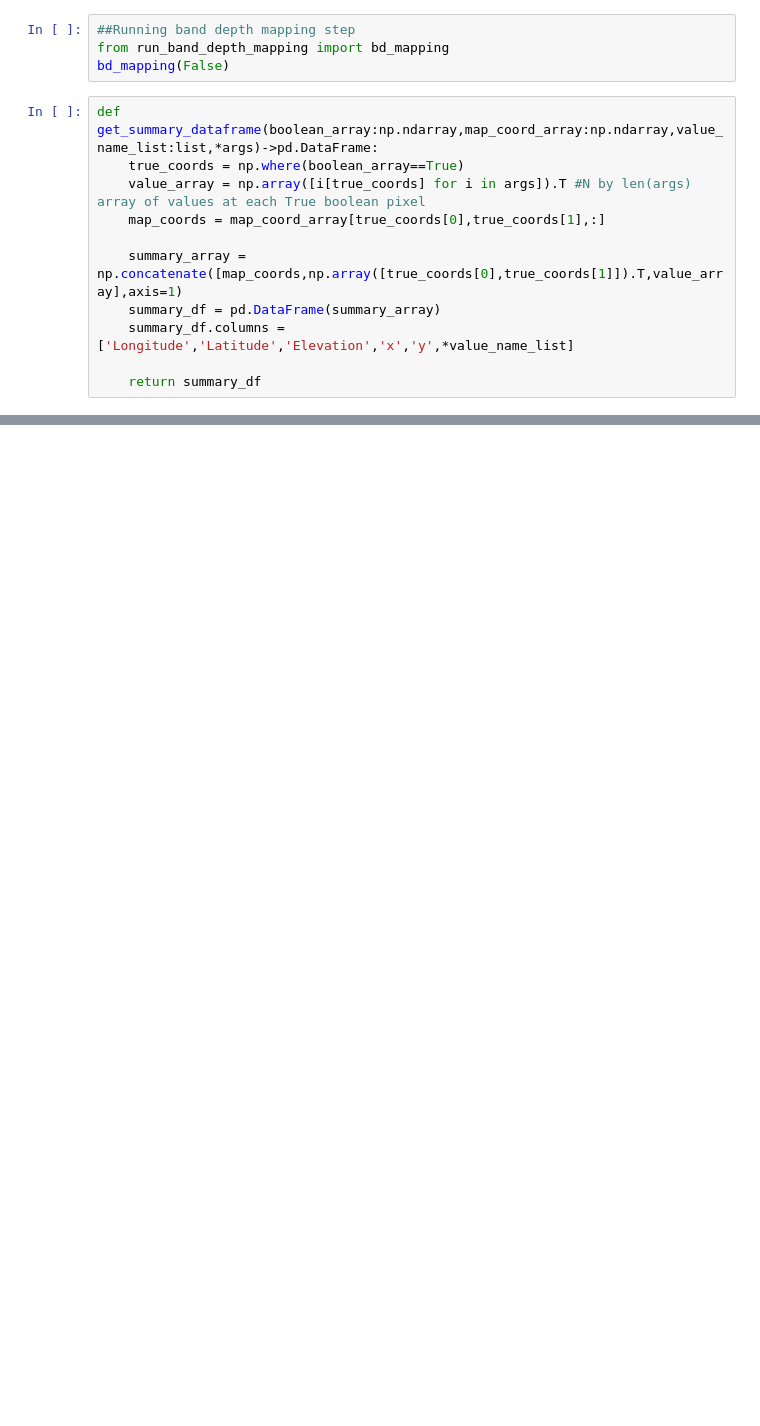
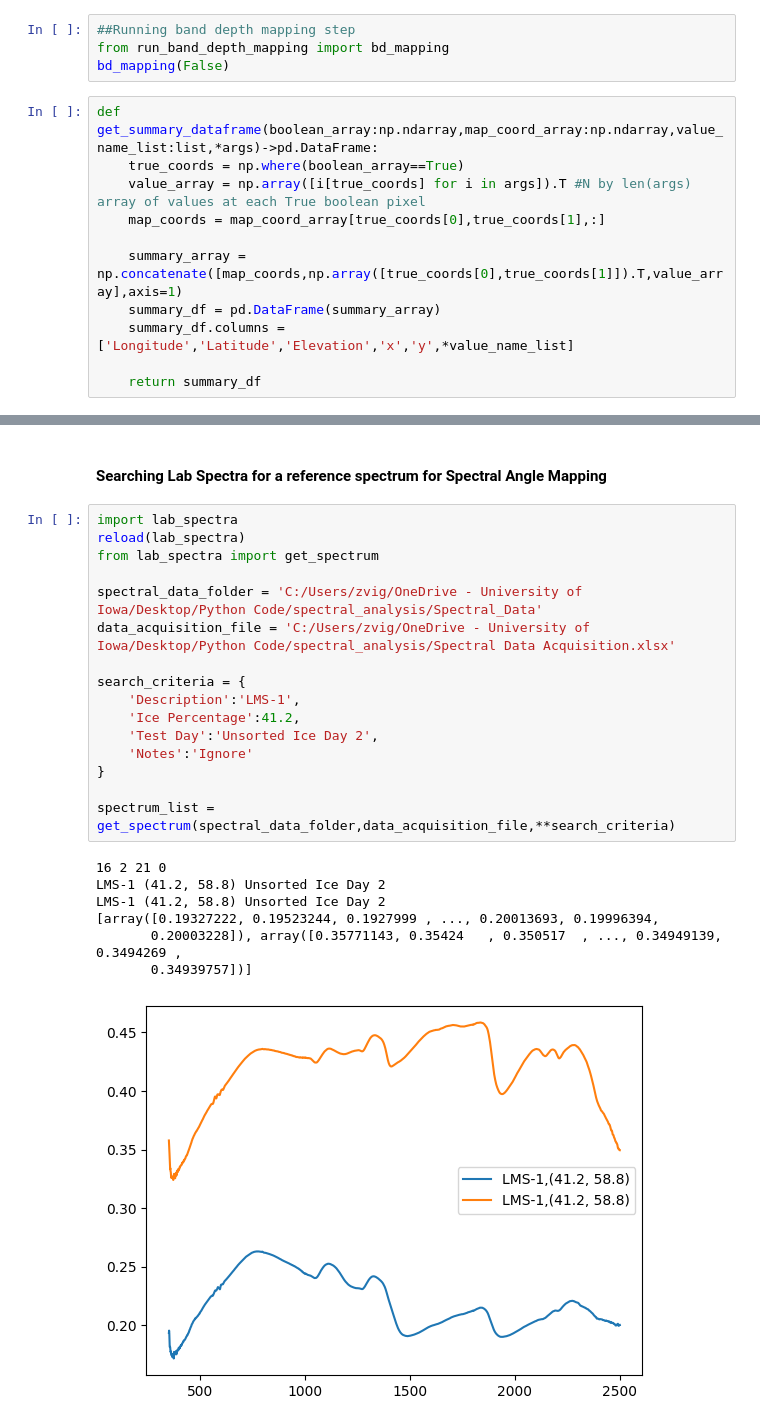
Before and after one commit to z-vig/M3_Pro, a Jupyter notebook: run_ice_pipeline.ipynb, the cells around one changed output, grey strips where cells are left out. Drawn from its saved outputs; the diff is of its cells as text; blank space fills up the shorter version.

```diff
--- a/run_ice_pipeline.ipynb
+++ b/run_ice_pipeline.ipynb
@@ -144,0 +201,26 @@ ValueError: all the input arrays must have same number of dimensions, but the ar
+# %% [markdown]
+#### Searching Lab Spectra for a reference spectrum for Spectral Angle Mapping
+# %%
+import lab_spectra
+reload(lab_spectra)
+from lab_spectra import get_spectrum
+
+spectral_data_folder = 'C:/Users/zvig/OneDrive - University of Iowa/Desktop/Python Code/spectral_analysis/Spectral_Data'
+data_acquisition_file = 'C:/Users/zvig/OneDrive - University of Iowa/Desktop/Python Code/spectral_analysis/Spectral Data Acquisition.xlsx'
+
+search_criteria = {
+    'Description':'LMS-1',
+    'Ice Percentage':41.2,
+    'Test Day':'Unsorted Ice Day 2',
+    'Notes':'Ignore'
+}
+
+spectrum_list = get_spectrum(spectral_data_folder,data_acquisition_file,**search_criteria)
+# %% [output]
+16 2 21 0
+LMS-1 (41.2, 58.8) Unsorted Ice Day 2
+LMS-1 (41.2, 58.8) Unsorted Ice Day 2
+[array([0.19327222, 0.19523244, 0.1927999 , ..., 0.20013693, 0.19996394,
+       0.20003228]), array([0.35771143, 0.35424   , 0.350517  , ..., 0.34949139, 0.3494269 ,
+       0.34939757])]
+[figure, added]
```
Also changed, not shown: parts of 14 cells of this notebook, 7 other files.
